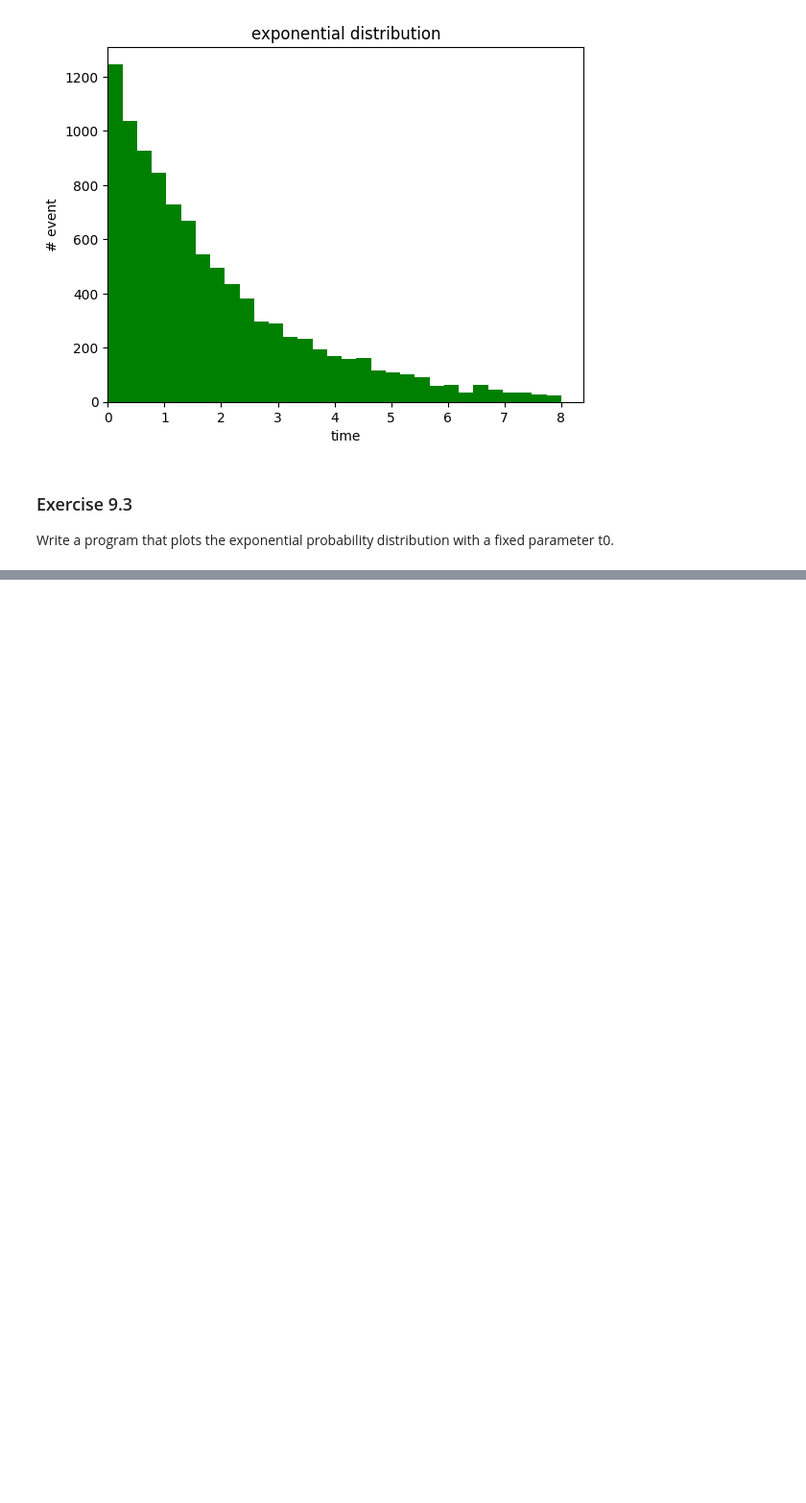
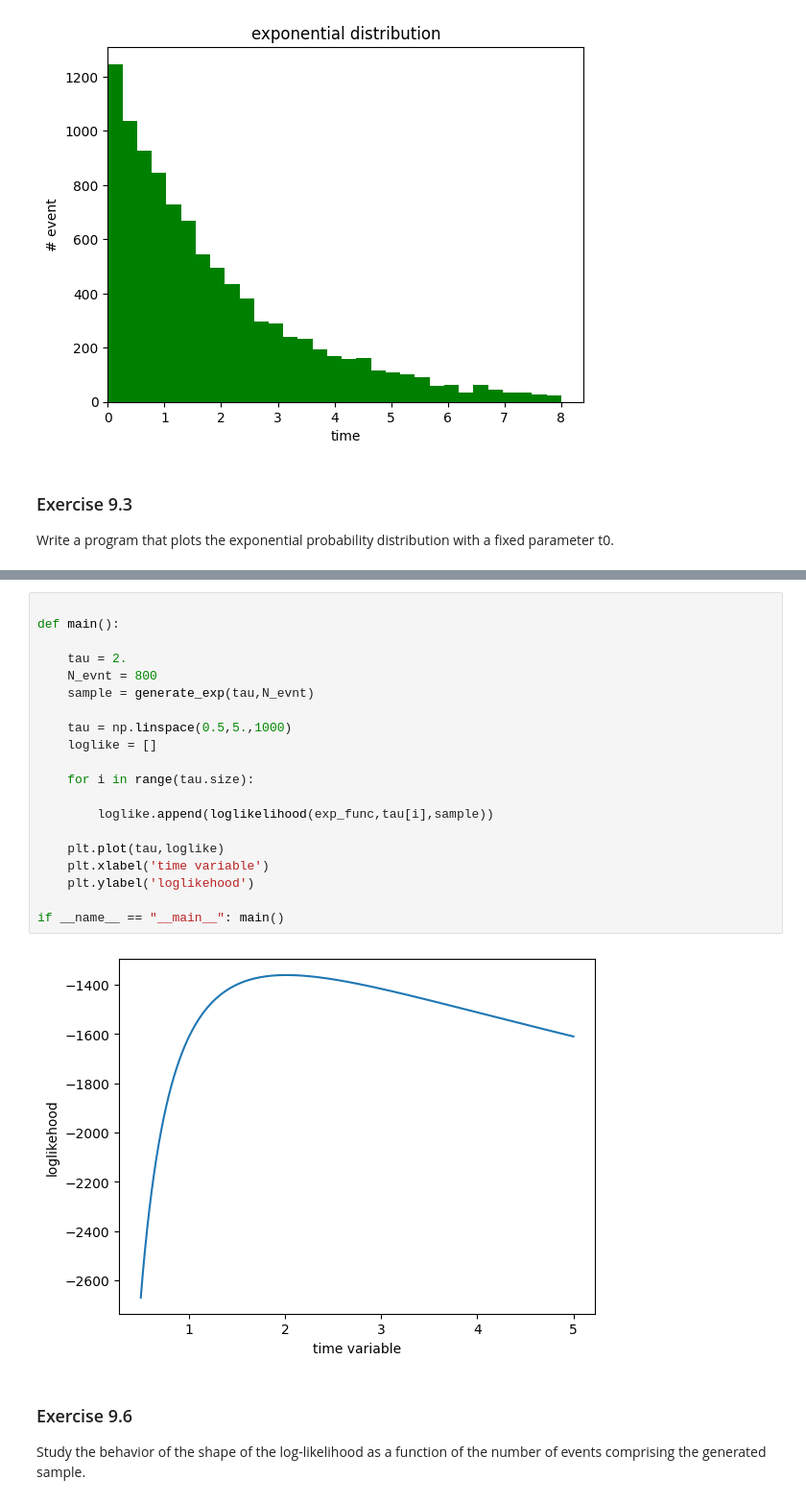
Before and after one commit to Murphy900/Lab-Code-, a Jupyter notebook: Ex 9 Python/Ex9.ipynb, the cells around one changed output, grey strips where cells are left out. Shown at 96% size. Cells and saved outputs as stored; diff of their text form; blank space fills up the shorter version.

```diff
--- a/Ex 9 Python/Ex9.ipynb
+++ b/Ex 9 Python/Ex9.ipynb
@@ -124,0 +182,26 @@ xmax = 4*tau
+# %%
+
+def main():
+
+    tau = 2.
+    N_evnt = 800
+    sample = generate_exp(tau,N_evnt)
+
+    tau = np.linspace(0.5,5.,1000)
+    loglike = []
+
+    for i in range(tau.size):
+
+        loglike.append(loglikelihood(exp_func,tau[i],sample))
+
+    plt.plot(tau,loglike)
+    plt.xlabel('time variable')
+    plt.ylabel('loglikehood')
+
+if __name__ == "__main__": main()
+# %% [output]
+[figure, added]
+# %% [markdown]
+<h3> Exercise 9.6 </h3>
+
+<p>Study the behavior of the shape of the log-likelihood as a function of the number of events comprising the generated sample. </p>
```
Also changed, not shown: parts of 7 cells of this notebook, 1 other file.
